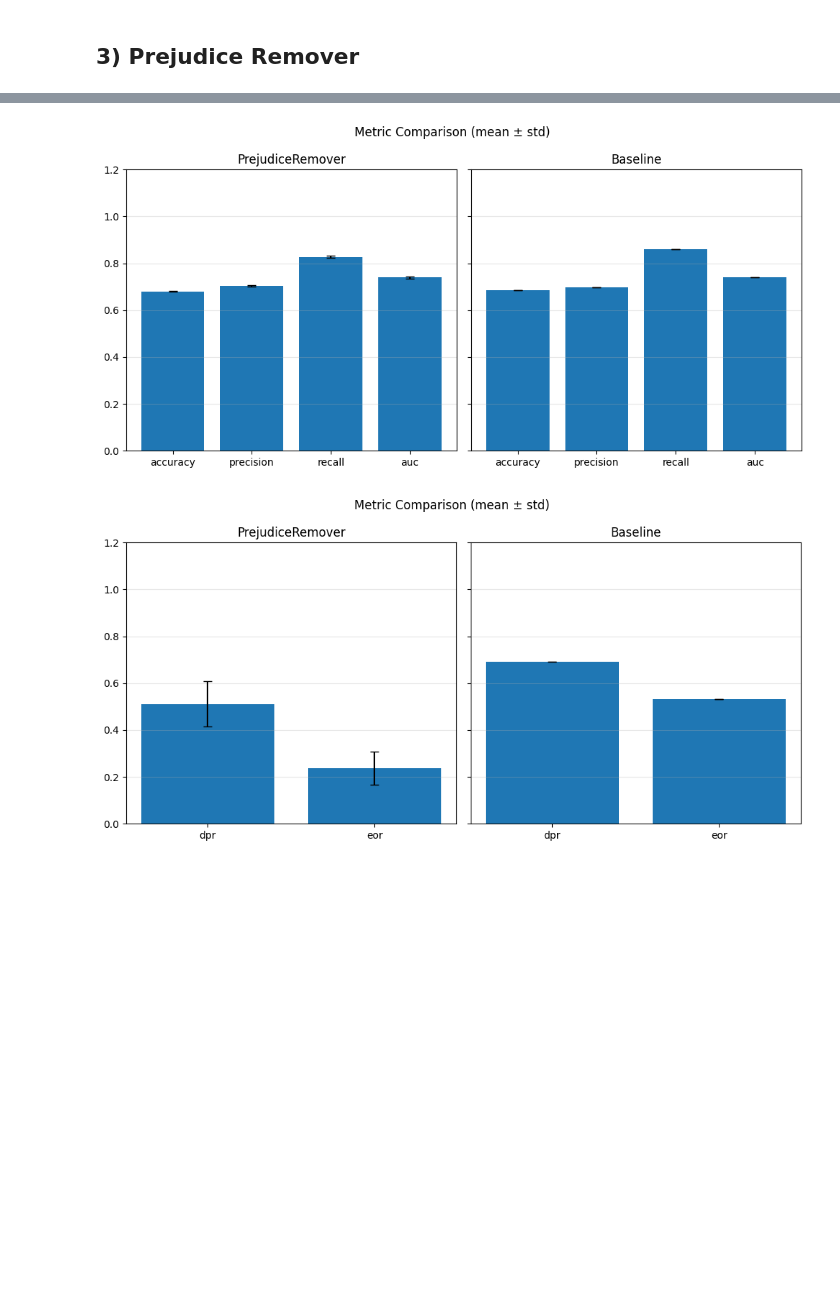
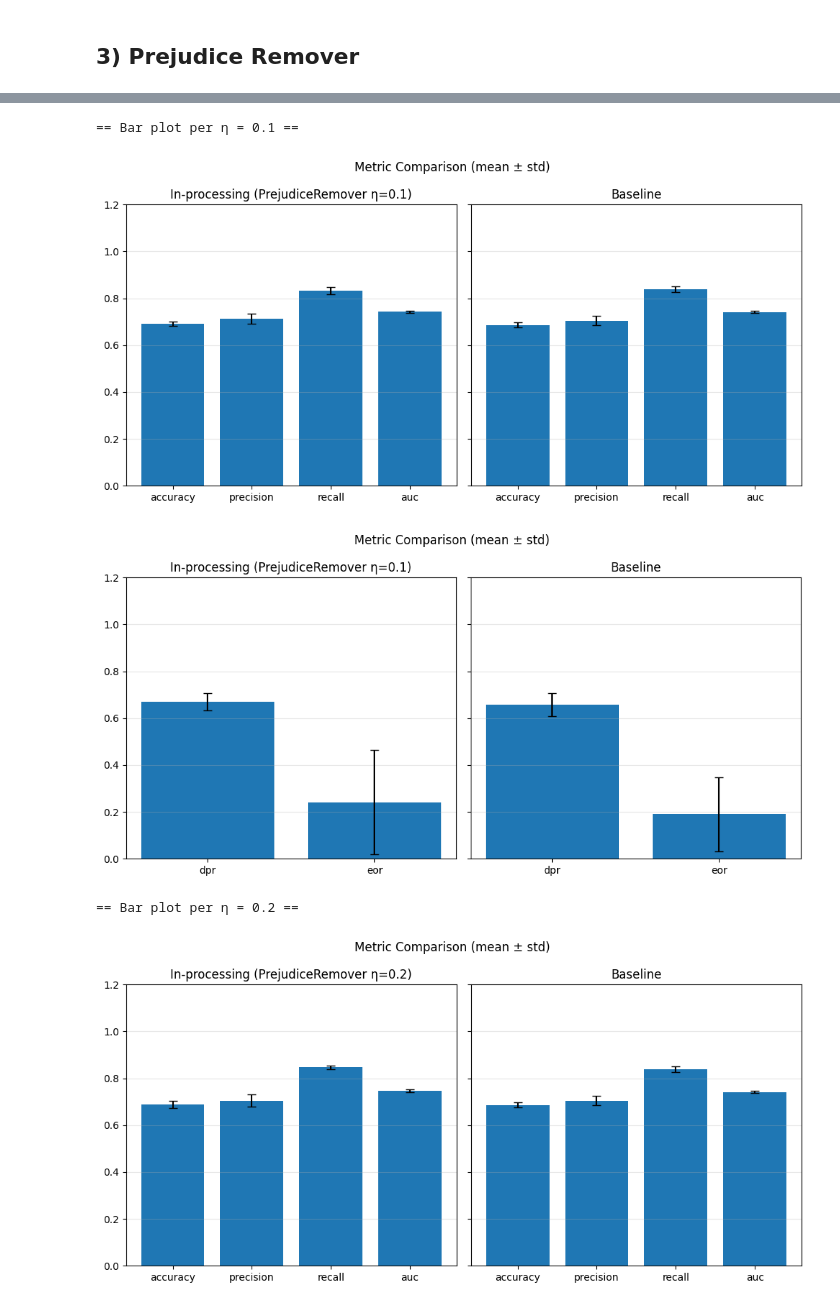
Before and after one commit to kor80/Fair-Candidate-Screening-System, a Jupyter notebook: Inprocessing222.ipynb, the cells around one changed output, grey strips where cells are left out. Drawn from its saved outputs; the diff is of its cells as text; code cells hidden in the pictures; blank space fills up the shorter version.

```diff
--- a/Inprocessing222.ipynb
+++ b/Inprocessing222.ipynb
@@ -1091,7 +1084,7 @@ for i, lam in enumerate(adv_weights):
     fair_list = []
     spd_list = []
 
-    for fold, (train_index, test_index) in enumerate(skf.split(X, y)):
+    for fold, (train_index, test_index) in enumerate(skf.split(X, df1[sensitive_feature].astype(str))):
         print(f"\nFold {fold + 1}/{k} - lambda_adv={lam}")
 
         # Split dei dati
@@ -1513,8 +1489,21 @@ plt.show()
 # %% [markdown]
 ## 3) Prejudice Remover
 # %%
+k = 5
+etas = [0.0, 0.1, 0.2, 0.3, 0.4]
+epochs = 100
+batch_size = 128
+pr_spd_vals = []
+
 baseline_performance_metrics = []
 baseline_fairness_metrics = []
+inprocessing_performance_metrics = [[] for _ in etas if _ != 0.0]
+inprocessing_fairness_metrics = [[] for _ in etas if _ != 0.0]
 
-inprocessing_performance_metrics = []
-inprocessing_fairness_metrics = []
+
+X = df1.drop(columns=target)
+y = df1[target]
+
+scaler = StandardScaler()
+numerical_cols = ['distance_km']
+X[numerical_cols] = scaler.fit_transform(X[numerical_cols])
@@ -1632,19 +1614,33 @@ plt.show()
 # %%
-metrics_bar_plot(
-    inprocessing_performance_metrics,
-    baseline_performance_metrics,
-    "PrejudiceRemover",
-    "Baseline",
-    ["accuracy", "precision", "recall", "auc"]
-)
+for i, eta in enumerate(etas[1:]):
+    print(f"== Bar plot per η = {eta} ==")
 
-metrics_bar_plot(
-    inprocessing_fairness_metrics,
-    baseline_fairness_metrics,
-    "PrejudiceRemover",
-    "Baseline",
-    ["dpr", "eor"]
-)
+    # Performance metrics
+    inproc_perf_dict = aggregate_metrics(inprocessing_performance_metrics[i])
+    base_perf_dict = aggregate_metrics(baseline_performance_metrics)
+
+    metrics_bar_plot(
+        inproc_perf_dict,
+        base_perf_dict,
+        f"In-processing (PrejudiceRemover η={eta})",
+        "Baseline",
+        ["accuracy", "precision", "recall", "auc"]
+    )
+
+    # Fairness metrics
+    inproc_fair_dict = aggregate_metrics(inprocessing_fairness_metrics[i])
+    base_fair_dict = aggregate_metrics(baseline_fairness_metrics)
+
+    metrics_bar_plot(
+        inproc_fair_dict,
+        base_fair_dict,
+        f"In-processing (PrejudiceRemover η={eta})",
+        "Baseline",
+        ["dpr", "eor"]
+    )
 # %% [output]
+== Bar plot per η = 0.1 ==
-[figure, old version]
+[figure, new version]
-[figure, old version]
+[figure, new version]
+== Bar plot per η = 0.2 ==
+[figure, added]
```
Also changed, not shown: parts of 58 cells of this notebook.
